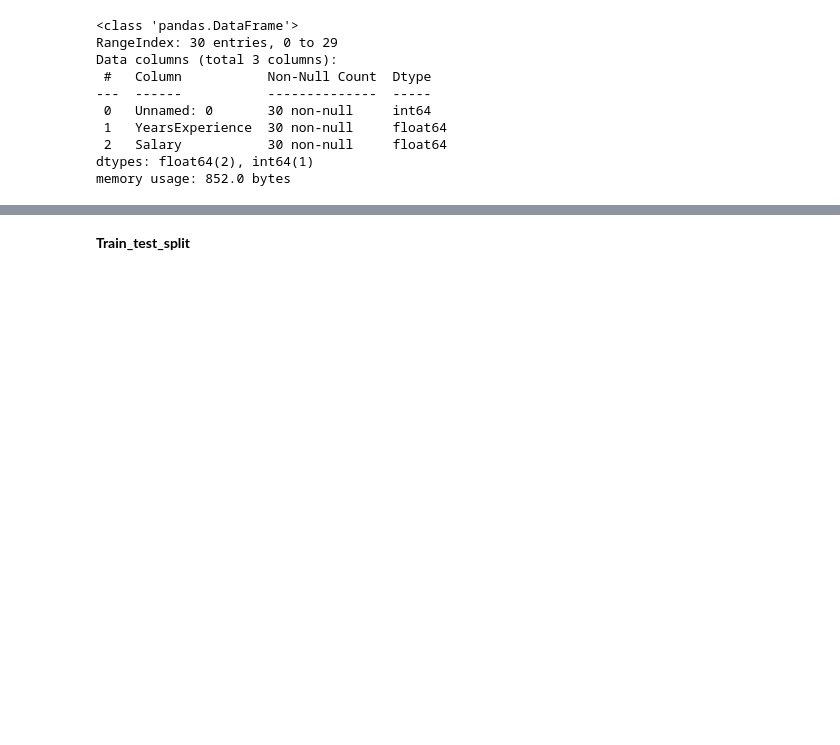
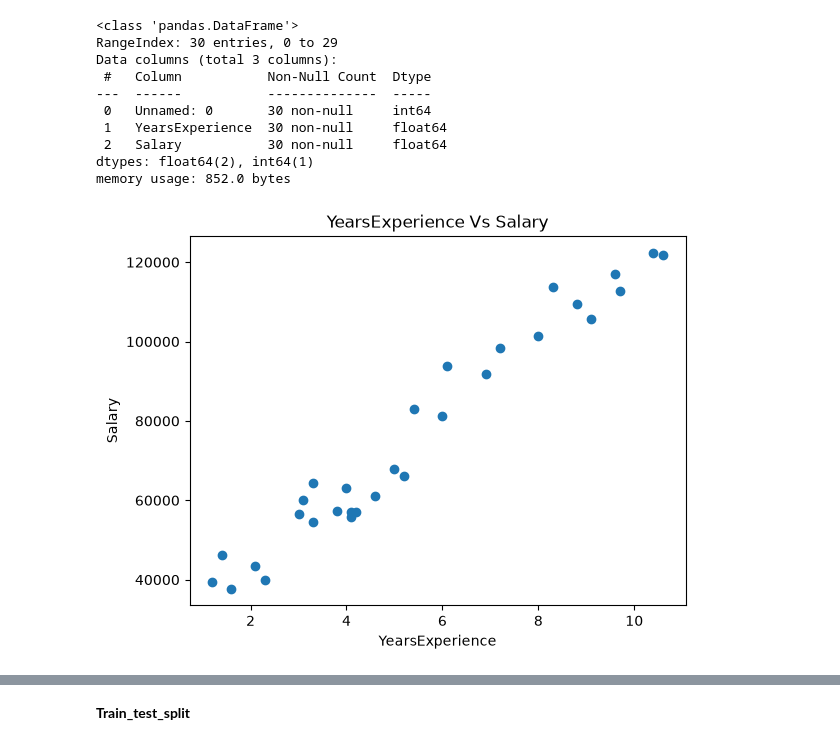
Before and after one commit to kapil0608/Machine-Learning, a Jupyter notebook: 01. Linear_Regression/Salary_sataset.ipynb, the cells around one changed output, grey strips where cells are left out. Cells and saved outputs as stored; diff of their text form; code cells hidden in the pictures; blank space fills up the shorter version.

```diff
--- a/01. Linear_Regression/Salary_sataset.ipynb
+++ b/01. Linear_Regression/Salary_sataset.ipynb
@@ -26,3 +28,11 @@ Data columns (total 3 columns):
  2   Salary           30 non-null     float64
 dtypes: float64(2), int64(1)
 memory usage: 852.0 bytes
+# %%
+plt.scatter(df['YearsExperience'],df['Salary'])
+plt.xlabel('YearsExperience')
+plt.ylabel('Salary')
+plt.title('YearsExperience Vs Salary')
+plt.show()             # It show that data is Linear data
+# %% [output]
+[figure, added]
```
Also changed, not shown: parts of 4 cells of this notebook, 3 other files.
